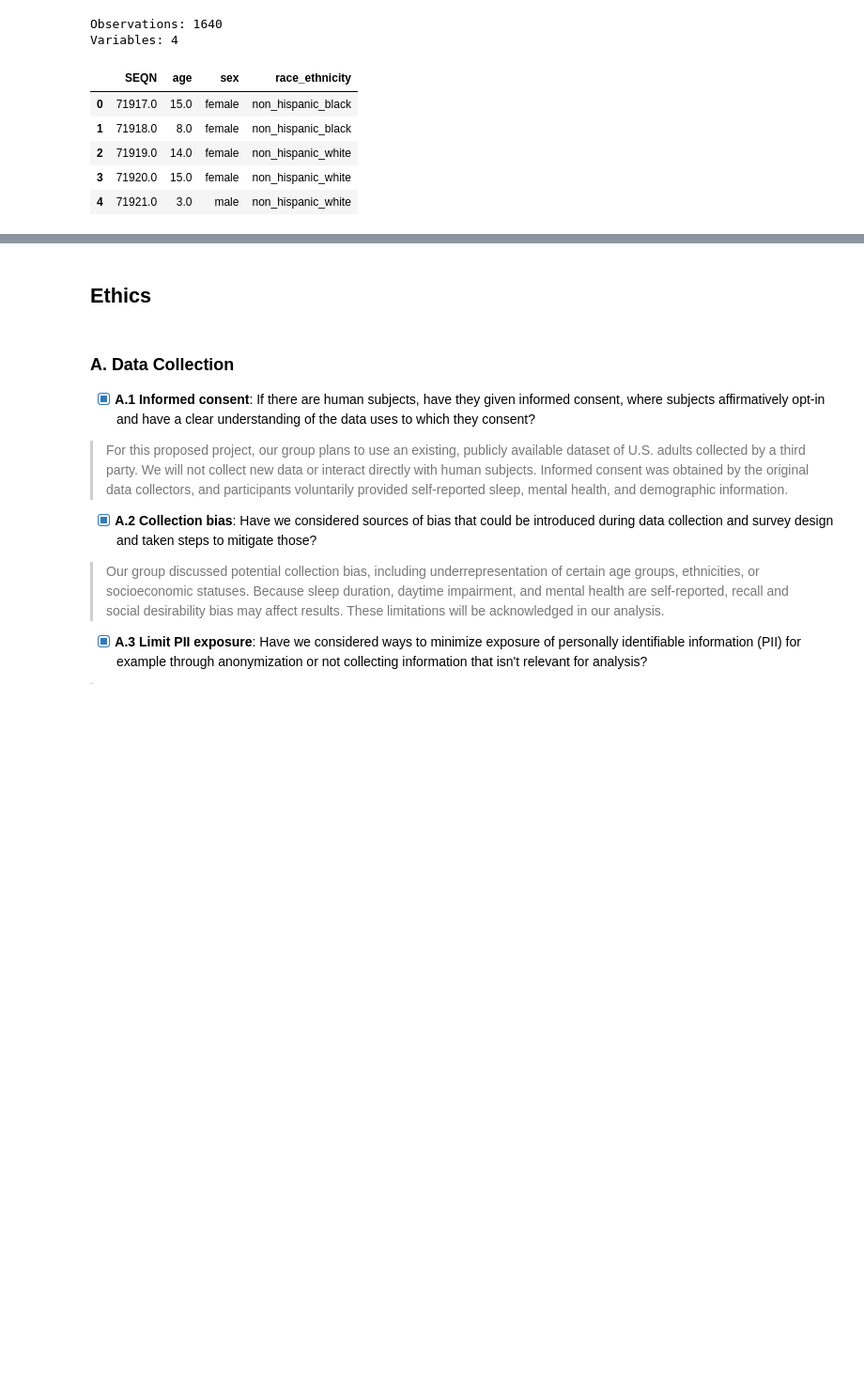
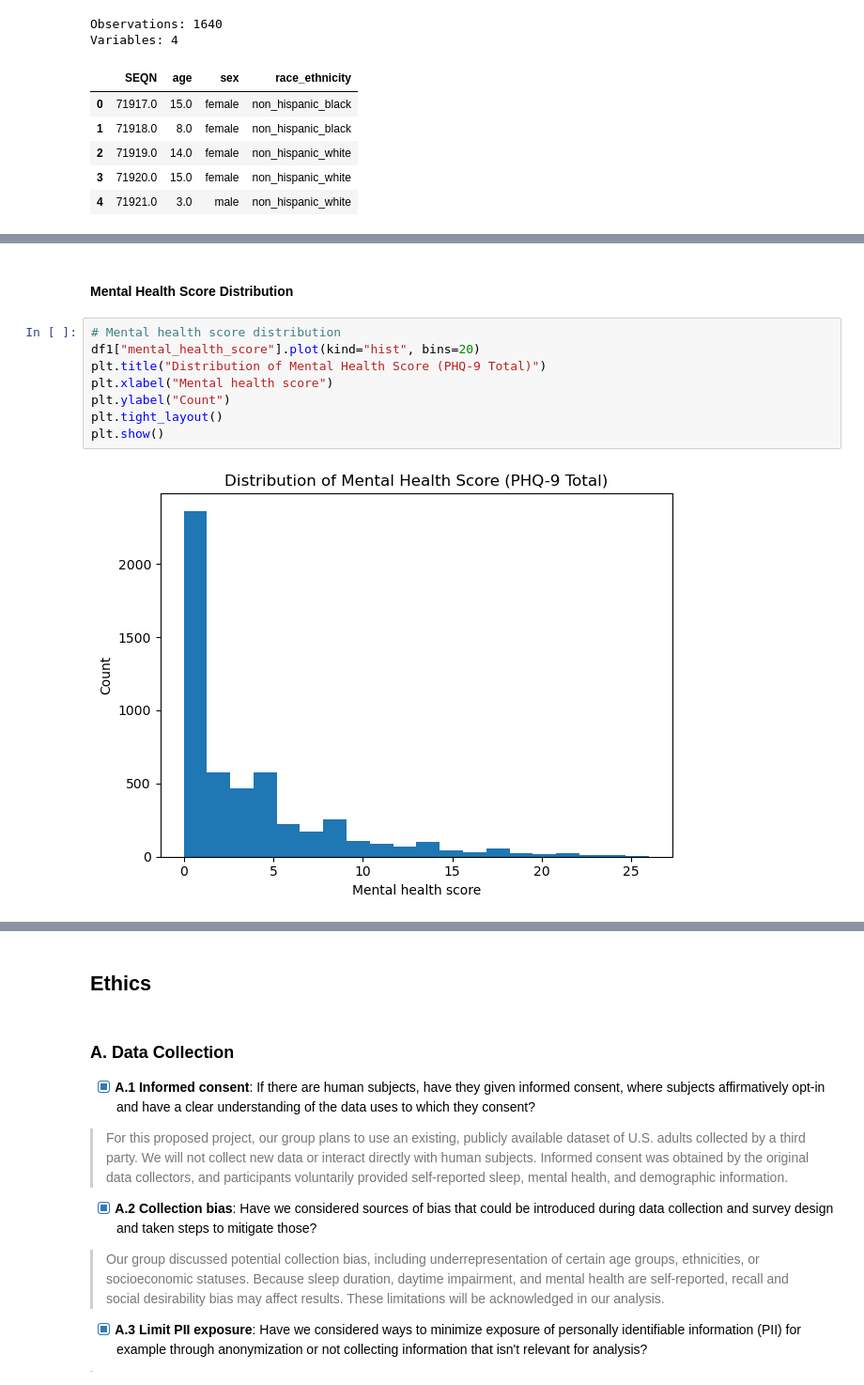
Before and after one commit to COGS108/Group150_WI26, a Jupyter notebook: 02-EDACheckpoint.ipynb, the cells around one changed output, grey strips where cells are left out. Shown at 94% size. Saved outputs shown, nothing was run; the diff lists cells and outputs as text; blank space fills up the shorter version.

```diff
--- a/02-EDACheckpoint.ipynb
+++ b/02-EDACheckpoint.ipynb
@@ -438,0 +459,12 @@ Some more words and stuff.  Remember notebooks work best if you interleave the c
+# %% [markdown]
+#### Mental Health Score Distribution
+# %%
+# Mental health score distribution
+df1["mental_health_score"].plot(kind="hist", bins=20)
+plt.title("Distribution of Mental Health Score (PHQ-9 Total)")
+plt.xlabel("Mental health score")
+plt.ylabel("Count")
+plt.tight_layout()
+plt.show()
+# %% [output]
+[figure, added]
```
Also changed, not shown: parts of 20 cells of this notebook.
